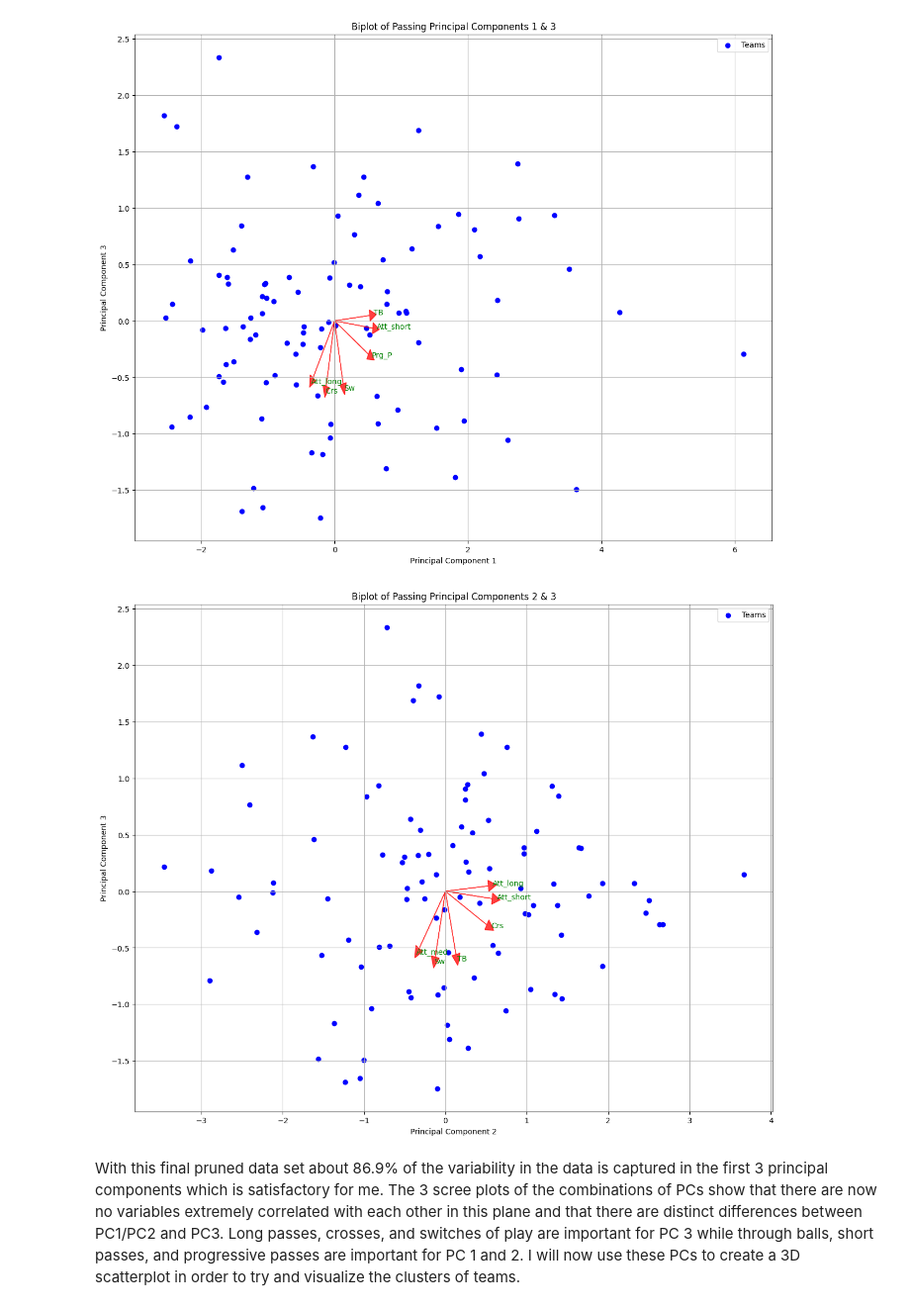
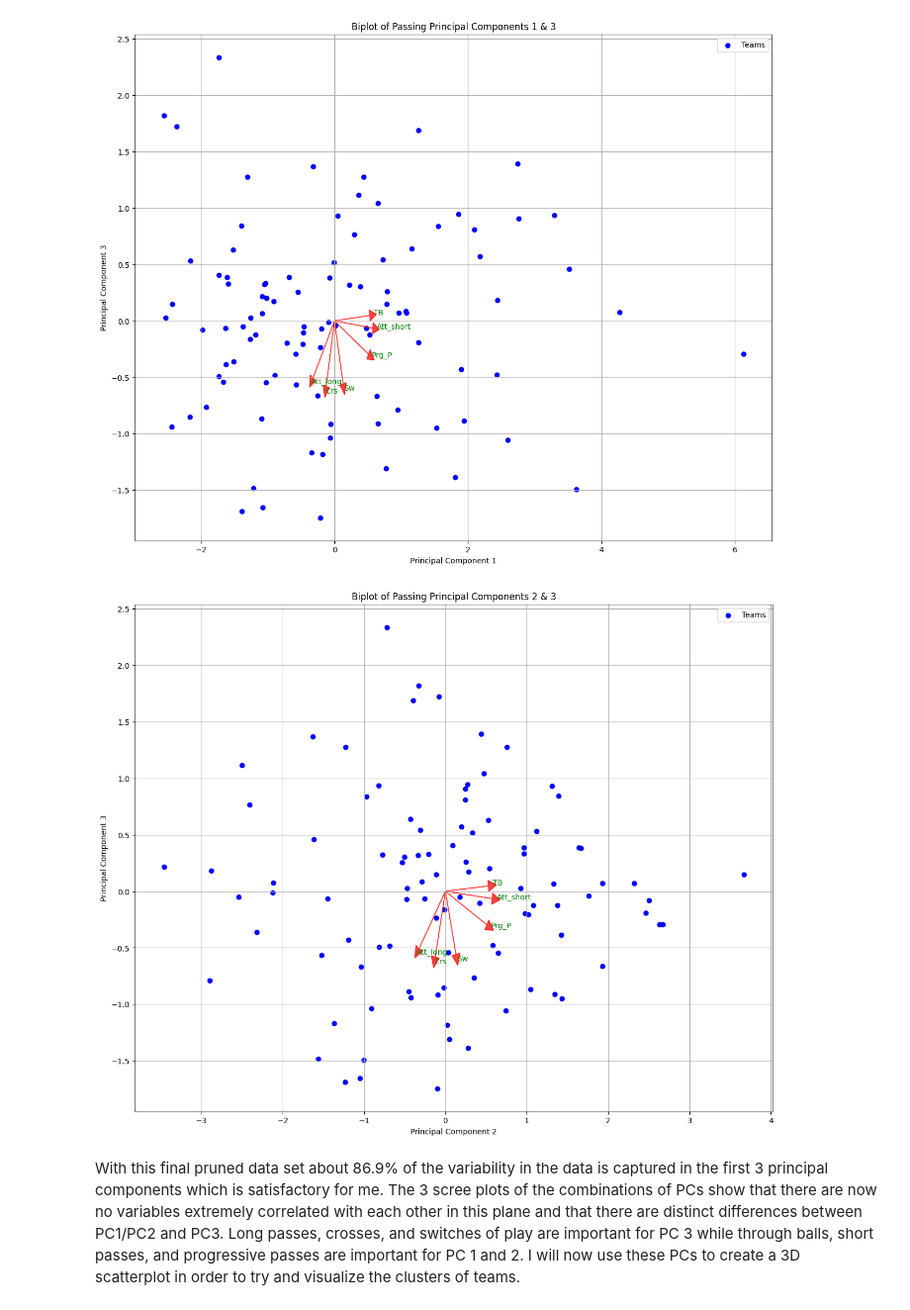
Before and after one commit to Owenp25/-Top-5-Football-Leagues-Clustering-Analysis, a Jupyter notebook: Top_5_Football_Leagues_Clustering_Teams_by_Passing_Play_Style.ipynb, the cells around one changed output. Shown at 99% size. Drawn from its saved outputs; the diff is of its cells as text; code cells hidden in the pictures.

```diff
--- a/Top_5_Football_Leagues_Clustering_Teams_by_Passing_Play_Style.ipynb
+++ b/Top_5_Football_Leagues_Clustering_Teams_by_Passing_Play_Style.ipynb
@@ -720,6 +720,13 @@ Requirement already satisfied: python-dateutil>=2.7 in /usr/local/lib/python3.10
 Requirement already satisfied: six>=1.5 in /usr/local/lib/python3.10/dist-packages (from python-dateutil>=2.7->matplotlib->adjustText) (1.16.0)
 # %%
 from adjustText import adjust_text
+
+num_clusters = 3
+kmeans = KMeans(n_clusters=num_clusters, random_state=42)
+kmeans.fit(top5_pass_pca)
+
+# obtain cluster labels for each team
+cluster_labels = kmeans.labels_
 
 labels = top5_pass['Squad'].values
 
@@ -985,6 +992,8 @@ plt.show()
 # %% [output]
 [figure]
 # %%
+loadings = pca.components_[:3,:]
+
 fig, ax = plt.subplots(figsize=(15,12))
 ax.scatter(pc_df['PC1'], pc_df['PC3'], c='b', marker='o', label='Teams')
 
@@ -1003,23 +1012,25 @@ plt.show()
 # %% [output]
 [figure]
 # %%
+loadings = pca.components_[:3,:]
+
 bfig, ax = plt.subplots(figsize=(15,12))
 ax.scatter(pc_df['PC2'], pc_df['PC3'], c='b', marker='o', label='Teams')
 
 # plot loadings of variables as arrows
 for i, (x, y, z) in enumerate(loadings.T):
   ax.arrow(0, 0, x, y, color='r', alpha = 0.75, head_width=0.1, head_length=0.1)
-  ax.text(x * 1.1, y * 1.1, top5_pass_style.columns[i], color='g')
+  ax.text(x * 1.1, y * 1.1, top5_pass_style_2.columns[i], color='g')
 
 ax.set_xlabel('Principal Component 2')
 ax.set_ylabel('Principal Component 3')
 
 plt.title('Biplot of Passing Principal Components 2 & 3')
 plt.legend()
 plt.grid()
 plt.show()
 # %% [output]
-[figure, old version]
+[figure, new version]
 # %% [markdown]
 With this final pruned data set about 86.9% of the variability in the data is captured in the first 3 principal components which is satisfactory for me. The 3 scree plots of the combinations of PCs show that there are now no variables extremely correlated with each other in this plane and that there are distinct differences between PC1/PC2 and PC3. Long passes, crosses, and switches of play are important for PC 3 while through balls, short passes, and progressive passes are important for PC 1 and 2. I will now use these PCs to create a 3D scatterplot in order to try and visualize the clusters of teams.
 # %% [markdown]
```
Also changed, not shown: parts of 1 cell of this notebook.
